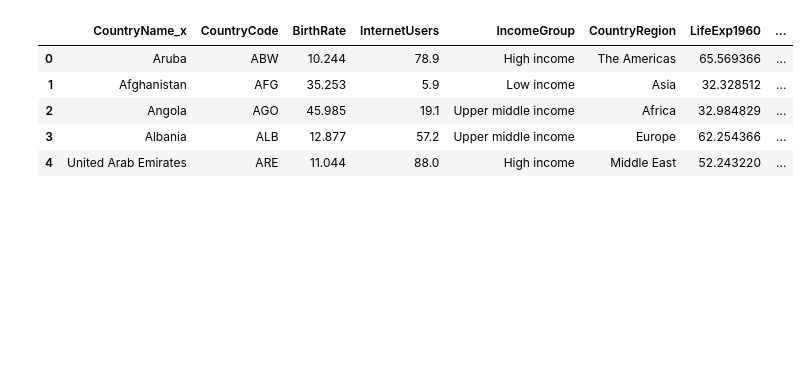
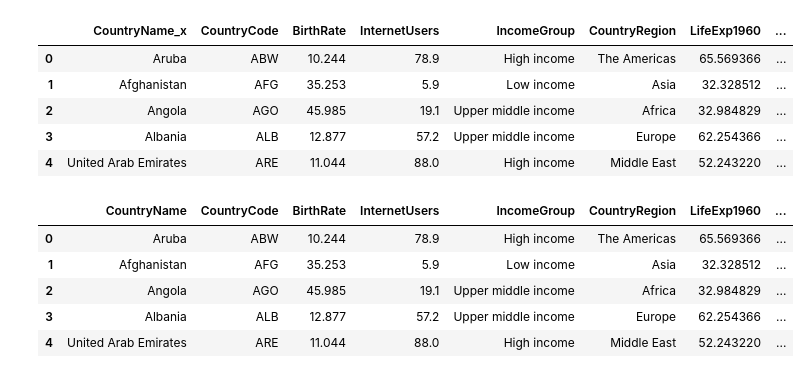
Before and after one commit to tedyeung/Python-, a Jupyter notebook: projects/Section_5_Homework_data.ipynb, the cells around one changed output. Saved outputs shown, nothing was run; the diff lists cells and outputs as text; code cells hidden in the pictures; blank space fills up the shorter version.

Commit message:
renameing column

```diff
--- a/projects/Section_5_Homework_data.ipynb
+++ b/projects/Section_5_Homework_data.ipynb
@@ -184,3 +184,14 @@ merge_data.head()
 | 2 | Angola | AGO | 45.985 | 19.1 | Upper middle income | Africa | 32.984829 | ... |
 | 3 | Albania | ALB | 12.877 | 57.2 | Upper middle income | Europe | 62.254366 | ... |
 | 4 | United Arab Emirates | ARE | 11.044 | 88.0 | High income | Middle East | 52.243220 | ... |
+# %%
+merge_data.rename(columns = {"CountryName_x":"CountryName"}, inplace = True)
+# %%
+merge_data.head()
+# %% [output]
+|  | CountryName | CountryCode | BirthRate | InternetUsers | IncomeGroup | CountryRegion | LifeExp1960 | ... |
+| 0 | Aruba | ABW | 10.244 | 78.9 | High income | The Americas | 65.569366 | ... |
+| 1 | Afghanistan | AFG | 35.253 | 5.9 | Low income | Asia | 32.328512 | ... |
+| 2 | Angola | AGO | 45.985 | 19.1 | Upper middle income | Africa | 32.984829 | ... |
+| 3 | Albania | ALB | 12.877 | 57.2 | Upper middle income | Europe | 62.254366 | ... |
+| 4 | United Arab Emirates | ARE | 11.044 | 88.0 | High income | Middle East | 52.243220 | ... |
```
